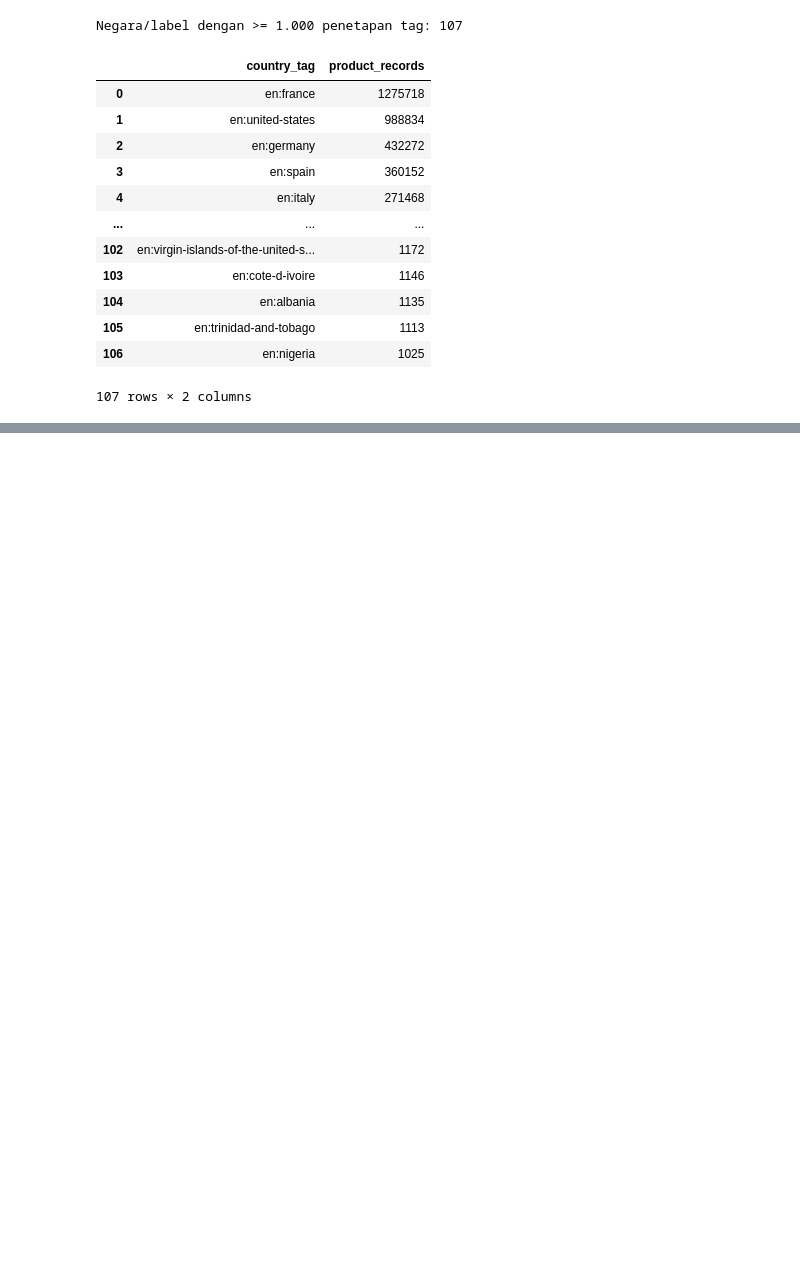
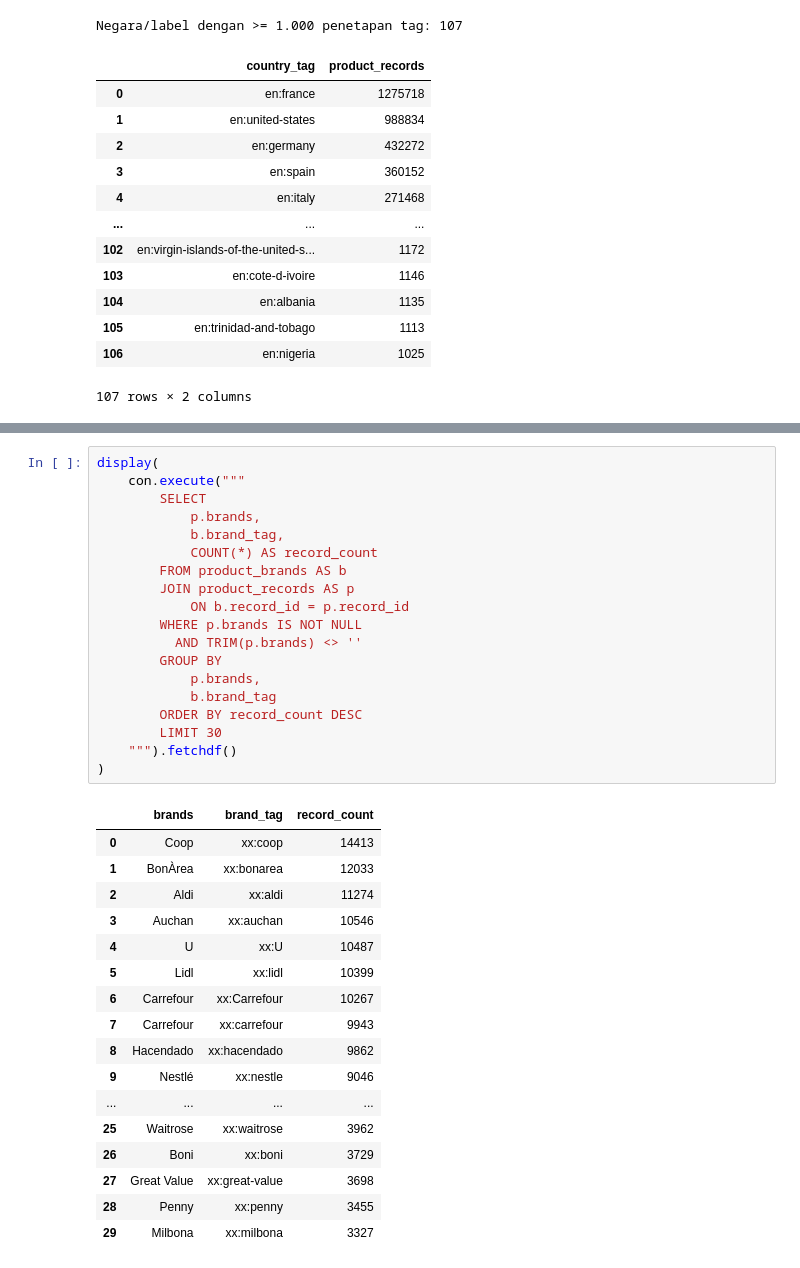
Before and after one commit to MaulanaKindi/indonesia-food-product-landscape, a Jupyter notebook: off-brand-landscape-00-environment-setup.ipynb, the cells around one changed output, grey strips where cells are left out. Drawn from its saved outputs; the diff is of its cells as text; blank space fills up the shorter version.

```diff
--- a/off-brand-landscape-00-environment-setup.ipynb
+++ b/off-brand-landscape-00-environment-setup.ipynb
@@ -1039,0 +1499,37 @@ Negara/label dengan >= 1.000 penetapan tag: 107
+# %%
+display(
+    con.execute("""
+        SELECT
+            p.brands,
+            b.brand_tag,
+            COUNT(*) AS record_count
+        FROM product_brands AS b
+        JOIN product_records AS p
+            ON b.record_id = p.record_id
+        WHERE p.brands IS NOT NULL
+          AND TRIM(p.brands) <> ''
+        GROUP BY
+            p.brands,
+            b.brand_tag
+        ORDER BY record_count DESC
+        LIMIT 30
+    """).fetchdf()
+)
+# %% [output]
+|  | brands | brand_tag | record_count |
+| 0 | Coop | xx:coop | 14413 |
+| 1 | BonÀrea | xx:bonarea | 12033 |
+| 2 | Aldi | xx:aldi | 11274 |
+| 3 | Auchan | xx:auchan | 10546 |
+| 4 | U | xx:U | 10487 |
+| 5 | Lidl | xx:lidl | 10399 |
+| 6 | Carrefour | xx:Carrefour | 10267 |
+| 7 | Carrefour | xx:carrefour | 9943 |
+| 8 | Hacendado | xx:hacendado | 9862 |
+| 9 | Nestlé | xx:nestle | 9046 |
+| ... | ... | ... | ... |
+| 25 | Waitrose | xx:waitrose | 3962 |
+| 26 | Boni | xx:boni | 3729 |
+| 27 | Great Value | xx:great-value | 3698 |
+| 28 | Penny | xx:penny | 3455 |
+| 29 | Milbona | xx:milbona | 3327 |
```
Also changed, not shown: parts of 27 cells of this notebook.
